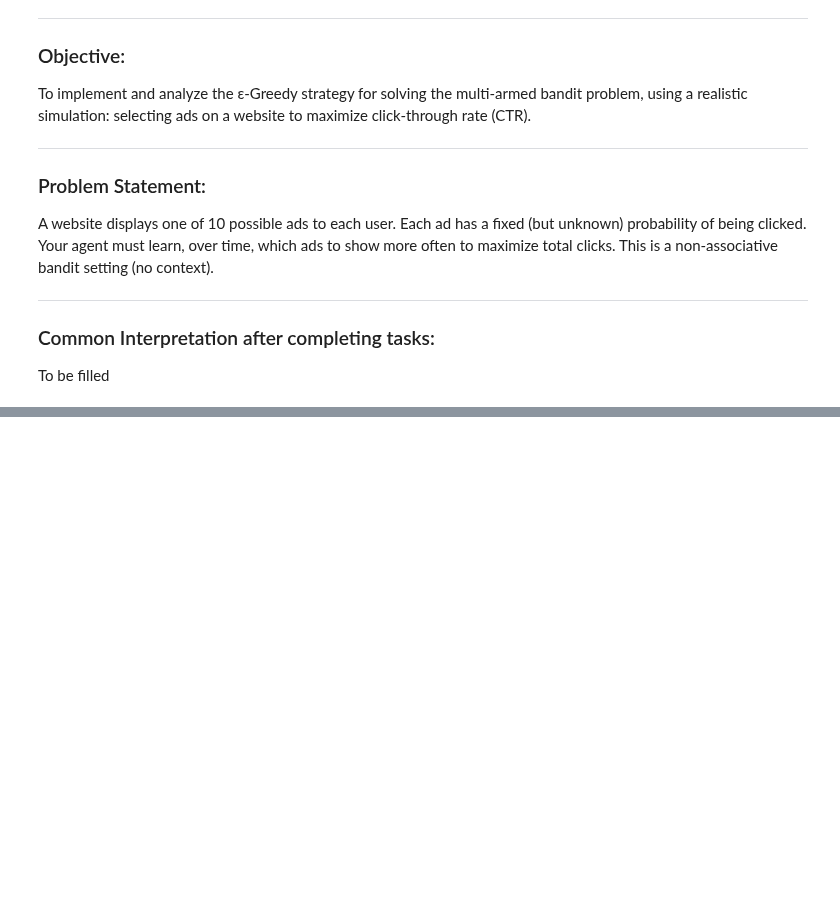
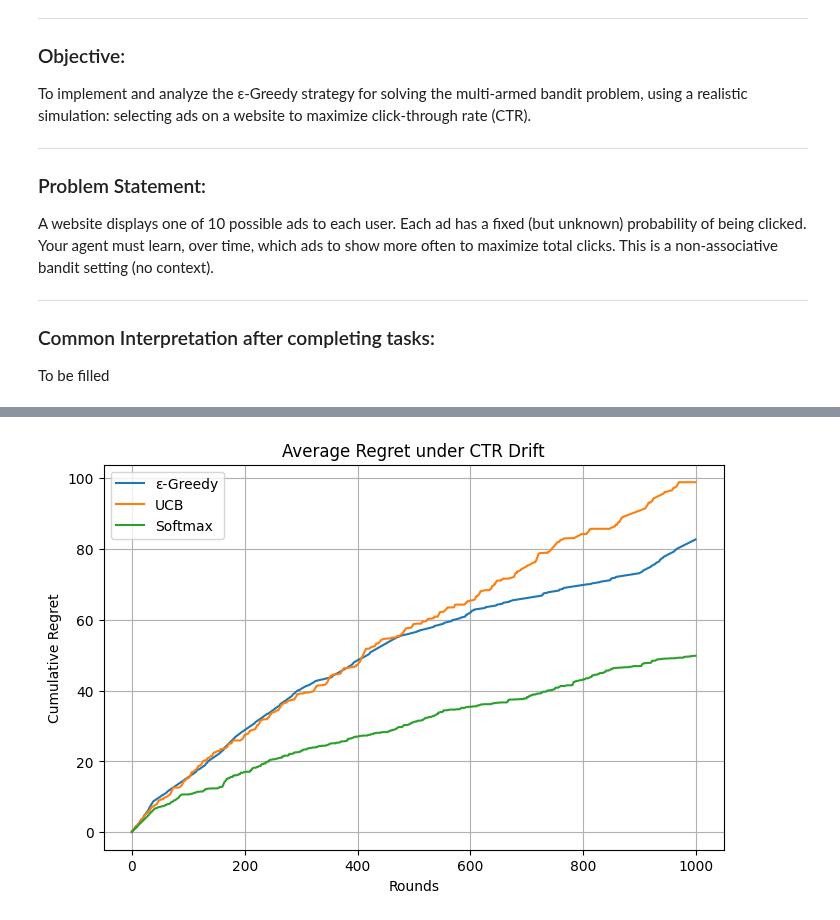
Before and after one commit to S-Prasad-M/Reinforcement-Lab-Exps, a Jupyter notebook: RL_Lab2_Work.ipynb, the cells around one changed output, grey strips where cells are left out. Drawn from its saved outputs; the diff is of its cells as text; code cells hidden in the pictures; blank space fills up the shorter version.

```diff
--- a/RL_Lab2_Work.ipynb
+++ b/RL_Lab2_Work.ipynb
@@ -398,0 +248,88 @@ Implement three different strategies – ε-Greedy, UCB, and Softmax Selection
+# %%
+# UCB Agent
+class UCBAgent:
+    def __init__(self, n_arms):
+        self.n_arms = n_arms
+        self.counts = np.zeros(n_arms)
+        self.values = np.zeros(n_arms)
+        self.total_reward = 0
+    def select_action(self, t):
+        for arm in range(self.n_arms):
+            if self.counts[arm] == 0:
+                return arm
+        ucb = self.values + np.sqrt(2 * np.log(t+1) / self.counts)
+        return np.argmax(ucb)
+    def update(self, action, reward):
+        self.counts[action] += 1
+        self.values[action] += (reward - self.values[action]) / self.counts[action]
+        self.total_reward += reward
+
+# Softmax Agent
+class SoftmaxAgent:
+    def __init__(self, n_arms, tau=0.1):
+        self.n_arms = n_arms
+        self.tau = tau
+        self.counts = np.zeros(n_arms)
+        self.values = np.zeros(n_arms)
+        self.total_reward = 0
+    def select_action(self):
+        exp_vals = np.exp(self.values / self.tau)
+        probs = exp_vals / np.sum(exp_vals)
+        return np.random.choice(self.n_arms, p=probs)
+    def update(self, action, reward):
+        self.counts[action] += 1
+        self.values[action] += (reward - self.values[action]) / self.counts[action]
+        self.total_reward += reward
+
+# Simulate CTR drift
+def simulate_drift_bandit(agent_class, true_ctrs, n_rounds=1000, **kwargs):
+    agent = agent_class(len(true_ctrs), **kwargs) if kwargs else agent_class(len(true_ctrs))
+    optimal_arm = np.argmax(true_ctrs)
+    regrets = []
+    rewards = []
+    for t in range(n_rounds):
+        # Simulate drift: every 300 rounds, change CTRs slightly
+        if t > 0 and t % 300 == 0:
+            true_ctrs += np.random.uniform(-0.05, 0.05, len(true_ctrs))
+            true_ctrs = np.clip(true_ctrs, 0.05, 0.5)
+            optimal_arm = np.argmax(true_ctrs)
+        if agent_class == UCBAgent:
+            action = agent.select_action(t)
+        elif agent_class == SoftmaxAgent:
+            action = agent.select_action()
+        else:
+            action = agent.select_action()
+        reward = np.random.rand() < true_ctrs[action]
+        agent.update(action, reward)
+        regret = true_ctrs[optimal_arm] - true_ctrs[action]
+        regrets.append(regret)
+        rewards.append(reward)
+    return agent, np.cumsum(regrets), np.cumsum(rewards)
+
+# Run all strategies
+np.random.seed(42)
+true_ctrs = np.random.uniform(0.05, 0.5, n_arms)
+n_rounds = 1000
+agents = {}
+regrets = {}
+rewards = {}
+agents['ε-Greedy'], regrets['ε-Greedy'], rewards['ε-Greedy'] = simulate_drift_bandit(EpsilonGreedyAgent, true_ctrs.copy(), n_rounds, epsilon=0.1)
+agents['UCB'], regrets['UCB'], rewards['UCB'] = simulate_drift_bandit(UCBAgent, true_ctrs.copy(), n_rounds)
+agents['Softmax'], regrets['Softmax'], rewards['Softmax'] = simulate_drift_bandit(SoftmaxAgent, true_ctrs.copy(), n_rounds, tau=0.1)
+
+# Plot average regret
+plt.figure(figsize=(8,5))
+for name in regrets:
+    plt.plot(regrets[name], label=name)
+plt.title('Average Regret under CTR Drift')
+plt.xlabel('Rounds')
+plt.ylabel('Cumulative Regret')
+plt.legend()
+plt.grid(True)
+plt.show()
+
+# Print final cumulative rewards
+for name in rewards:
+    print(f"{name}: Final Cumulative Reward = {rewards[name][-1]}")
+# %% [output]
+[figure, added]
```
Also changed, not shown: parts of 12 cells of this notebook, 1 other file.
